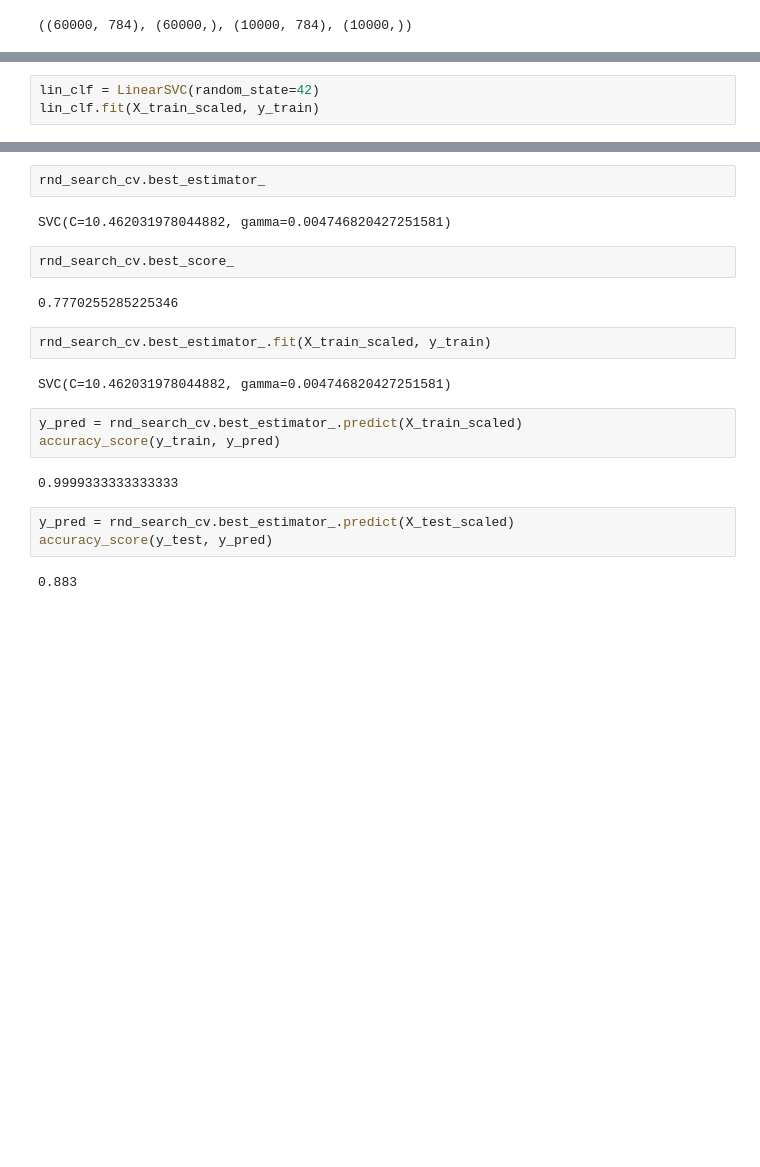
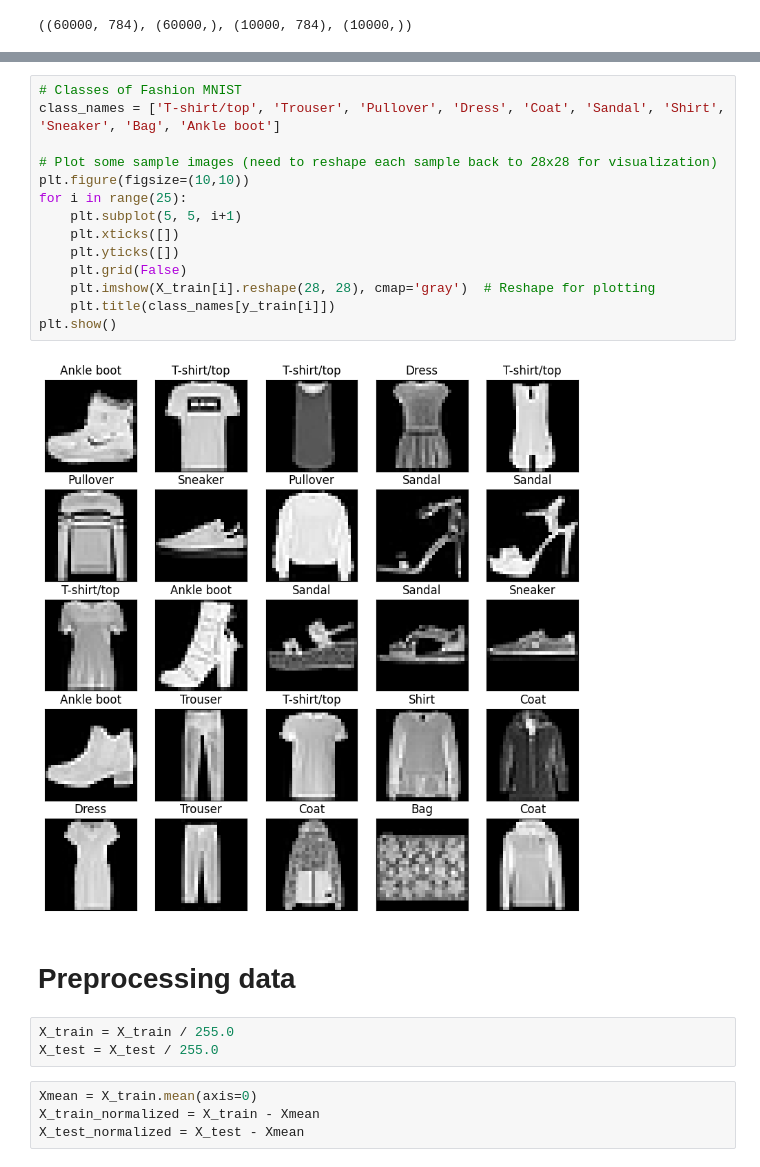
Before and after one commit to danielway2k3/Pattern-Recognition, a Jupyter notebook: lab1.ipynb, the cells around one changed output, grey strips where cells are left out. Cells and saved outputs as stored; diff of their text form; blank space fills up the shorter version.

```diff
--- a/lab1.ipynb
+++ b/lab1.ipynb
@@ -48,3 +44,0 @@ X_test_scaled = scaler.transform(X_test.astype(np.float32))
-# %%
-lin_clf = LinearSVC(random_state=42)
-lin_clf.fit(X_train_scaled, y_train)
@@ -102,22 +45,25 @@ RandomizedSearchCV(cv=3, estimator=SVC(),
-# %%
-rnd_search_cv.best_estimator_
-# %% [output]
-SVC(C=10.462031978044882, gamma=0.004746820427251581)
-# %%
-rnd_search_cv.best_score_
-# %% [output]
-0.7770255285225346
-# %%
-rnd_search_cv.best_estimator_.fit(X_train_scaled, y_train)
-# %% [output]
-SVC(C=10.462031978044882, gamma=0.004746820427251581)
-# %%
-y_pred = rnd_search_cv.best_estimator_.predict(X_train_scaled)
-accuracy_score(y_train, y_pred)
-# %% [output]
-0.9999333333333333
-# %%
-y_pred = rnd_search_cv.best_estimator_.predict(X_test_scaled)
-accuracy_score(y_test, y_pred)
-# %% [output]
-0.883
+# %%
+# Classes of Fashion MNIST
+class_names = ['T-shirt/top', 'Trouser', 'Pullover', 'Dress', 'Coat', 'Sandal', 'Shirt', 'Sneaker', 'Bag', 'Ankle boot']
+
+# Plot some sample images (need to reshape each sample back to 28x28 for visualization)
+plt.figure(figsize=(10,10))
+for i in range(25):
+    plt.subplot(5, 5, i+1)
+    plt.xticks([])
+    plt.yticks([])
+    plt.grid(False)
+    plt.imshow(X_train[i].reshape(28, 28), cmap='gray')  # Reshape for plotting
+    plt.title(class_names[y_train[i]])
+plt.show()
+# %% [output]
+[figure, added]
+# %% [markdown]
+# Preprocessing data
+# %%
+X_train = X_train / 255.0
+X_test = X_test / 255.0
+# %%
+Xmean = X_train.mean(axis=0)
+X_train_normalized = X_train - Xmean
+X_test_normalized = X_test - Xmean
```
Also changed, not shown: parts of 32 cells of this notebook.
